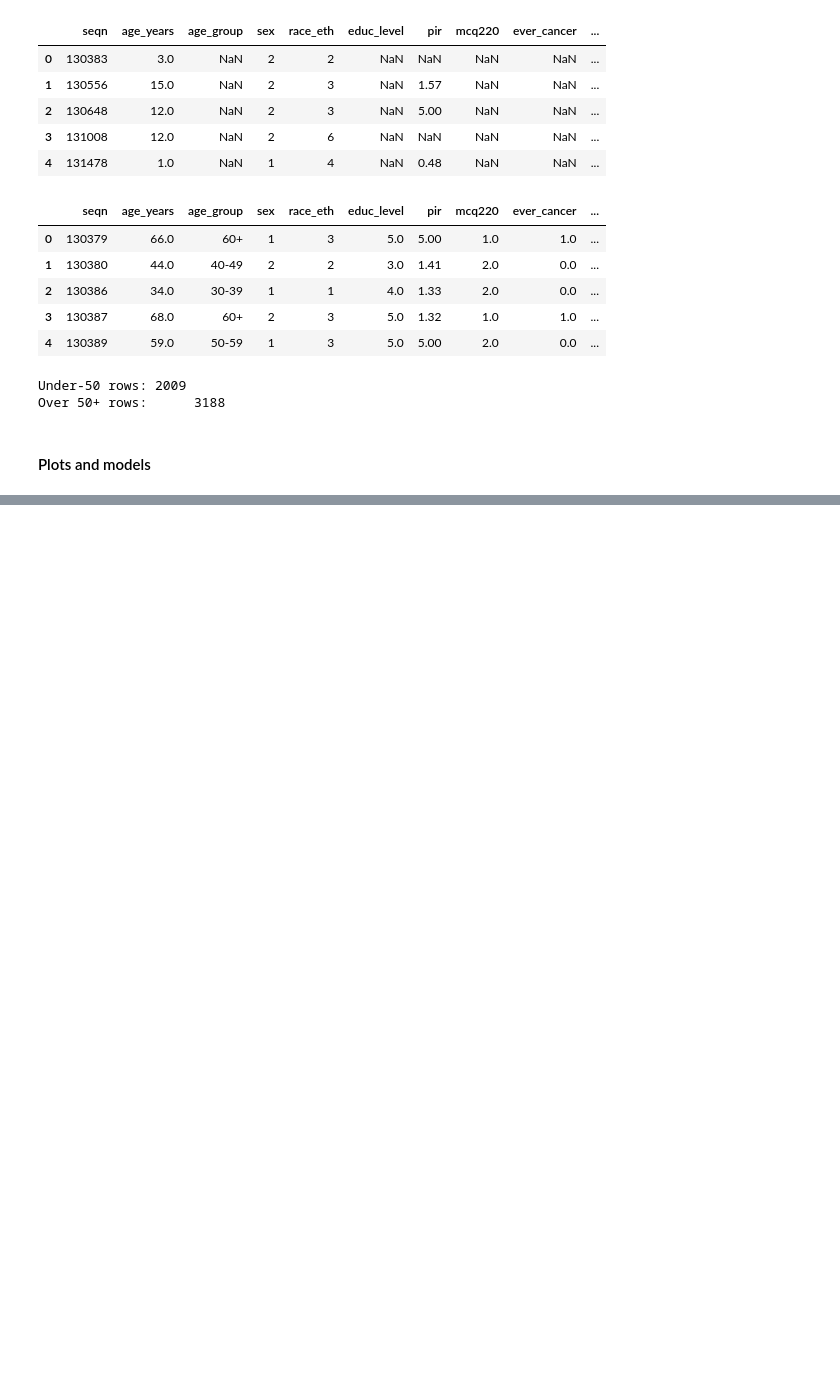
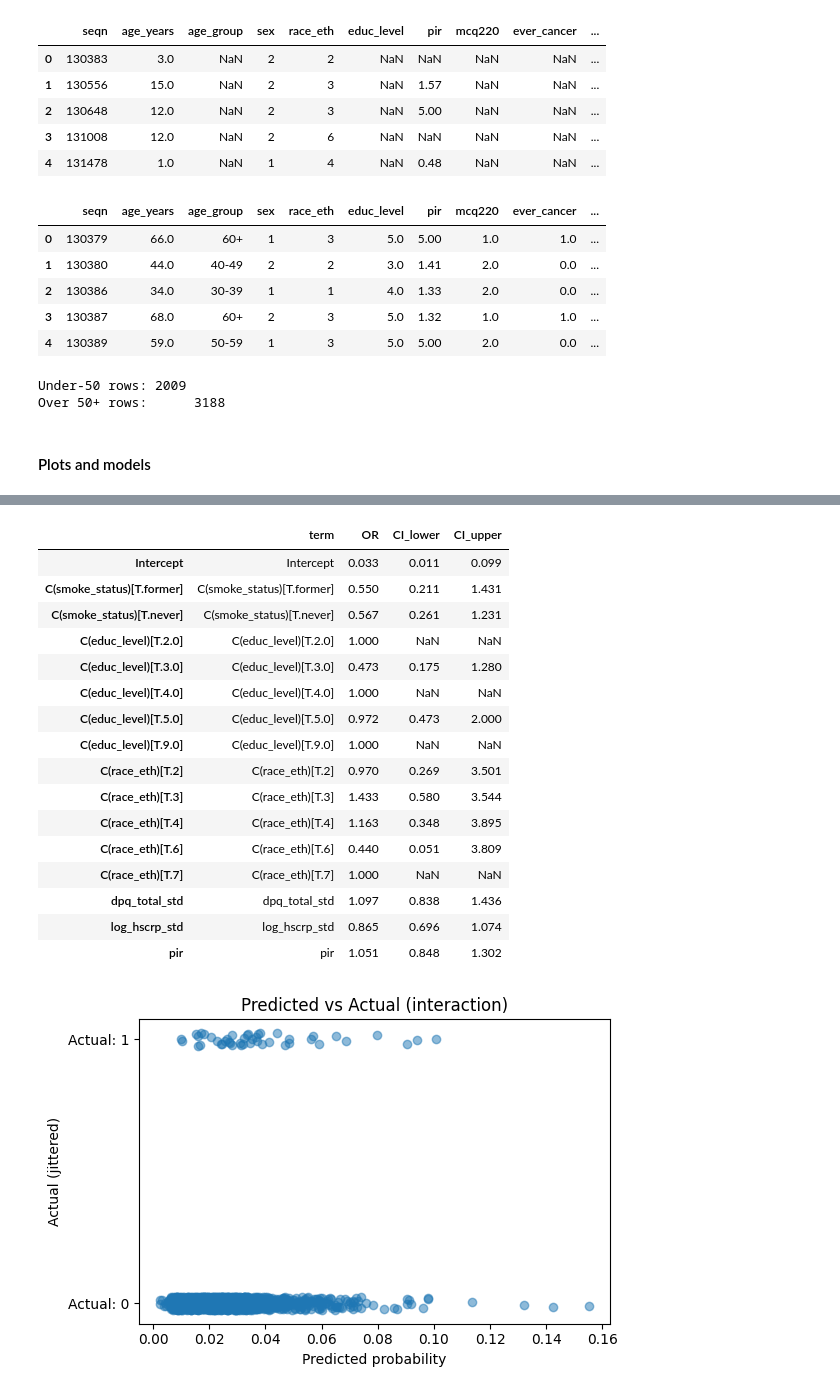
Before and after one commit to mathurdhairya29-dot/stress-cancer-metastasis, a Jupyter notebook: Aim1/script/AnalysisFile_mukesh.ipynb, the cells around one changed output, grey strips where cells are left out. Drawn from its saved outputs; the diff is of its cells as text; code cells hidden in the pictures; blank space fills up the shorter version.

```diff
--- a/Aim1/script/AnalysisFile_mukesh.ipynb
+++ b/Aim1/script/AnalysisFile_mukesh.ipynb
@@ -99,10 +99,15 @@ def forest_from_or(or_myDataFrame, tag):
     plt.tight_layout()
     plt.close()
 # %%
-outcome_col = "ever_cancer"
 
 def fit_logit_ridge(myDataFrame_sub, formula, used_cols, tag, show_plots= False):
     need = [c for c in used_cols if c not in myDataFrame_sub.columns]
+
+    if "early_onset_proxy" in used_cols:
+        outcome_col = "early_onset_proxy"
+    else:
+        outcome_col = "ever_cancer"
+
     if need:
         print(f"[Skip] {tag}: missing columns {need}")
         return None, None, None
@@ -110,6 +115,7 @@ def fit_logit_ridge(myDataFrame_sub, formula, used_cols, tag, show_plots= False)
     d = myDataFrame_sub.dropna(subset=used_cols).copy()
     y = pd.to_numeric(d[outcome_col], errors="coerce")
     d = d[y.isin([0,1])].copy()
+
     if d[outcome_col].nunique() < 2 or len(d) < 30:
         print(f"[Skip] {tag}: not enough variation or rows (n={len(d)}).")
         return None, None, None
@@ -173,6 +179,4 @@ def fit_logit_ridge(myDataFrame_sub, formula, used_cols, tag, show_plots= False)
         plt.tight_layout()
         plt.plot()
 
-
-
     return model, or_myDataFrame, auc
@@ -178,0 +213,48 @@ def fit_logit_ridge(myDataFrame_sub, formula, used_cols, tag, show_plots= False)
+# %%
+
+import seaborn as sns
+from statsmodels.stats.diagnostic import linear_harvey_collier
+
+df_u50_sens = df_under50[df_under50["hscrp_mg_l_raw"] <= 10]
+
+formula = "early_onset_proxy ~ dpq_total_std + log_hscrp_std + pir + C(smoke_status) + C(sex) + C(educ_level) + C(race_eth)"
+used_cols = ["early_onset_proxy" , "dpq_total_std" , "log_hscrp_std", "pir" ,"smoke_status" ,"sex", "educ_level", "race_eth", "ever_cancer"]
+model_case, case_df_summ, auc_case = fit_logit_ridge(df,formula, used_cols, "Case-only: early vs late cancer")
+
+formula = "ever_cancer ~ dpq_total_std*C(sex) + log_hscrp_std*C(sex) + pir + C(smoke_status) + C(educ_level) + C(race_eth)"
+used_cols = ["ever_cancer", "dpq_total_std", "sex", "log_hscrp_std", "pir", "smoke_status", "educ_level" , "race_eth"]
+
+model_interact, interact_df_summ, auc_interact = fit_logit_ridge(df_under50, formula, used_cols, "interaction",show_plots=True)
+
+
+formula = "ever_cancer ~ dpq_total_std + log_hscrp_std + pir + C(smoke_status) + C(educ_level) + C(race_eth)"
+used_cols = ["ever_cancer", "dpq_total_std", "log_hscrp_std", "pir", "smoke_status", "educ_level", "race_eth"]
+
+model_life , life_summ_df, auc_life = fit_logit_ridge(df_under50, formula, used_cols, "lifestyle covariates (smoking, BMI if available, PIR)", show_plots=True)
+
+preds = model_life.predict(df_under50)
+sns.histplot(preds, bins=20, kde=False)
+plt.title("Calibration check: predicted risk (<50)")
+plt.xlabel("Predicted probability")
+plt.ylabel("Count")
+plt.show()
+
+def plot_forest(model, vars_to_plot):
+    OR = model.params[vars_to_plot].apply(lambda x: np.exp(x))
+    CI = model.conf_int().loc[vars_to_plot].apply(np.exp)
+    plt.errorbar(OR, vars_to_plot, xerr=[OR-CI[0], CI[1]-OR], fmt='o')
+    plt.axvline(1, color="red", linestyle="--")
+    plt.xlabel("Odds Ratio")
+    plt.title("Forest plot of predictors")
+    plt.show()
+
+plot_forest(model_life, ["dpq_total_std","log_hscrp_std"])
+
+sns.barplot(x="sex", y="dpq_total_std", hue="ever_cancer", data=df_under50)
+plt.title("Depression score by sex (<50)")
+plt.show()
+
+sns.barplot(x="age_group", y="log_hscrp_std", hue="ever_cancer", data=df_under50)
+plt.title("CRP by age cutoff")
+plt.show()
+# %% [output]
@@ -178,0 +314,18 @@ def fit_logit_ridge(myDataFrame_sub, formula, used_cols, tag, show_plots= False)
+|  | term | OR | CI_lower | CI_upper |
+| Intercept | Intercept | 0.033 | 0.011 | 0.099 |
+| C(smoke_status)[T.former] | C(smoke_status)[T.former] | 0.550 | 0.211 | 1.431 |
+| C(smoke_status)[T.never] | C(smoke_status)[T.never] | 0.567 | 0.261 | 1.231 |
+| C(educ_level)[T.2.0] | C(educ_level)[T.2.0] | 1.000 | NaN | NaN |
+| C(educ_level)[T.3.0] | C(educ_level)[T.3.0] | 0.473 | 0.175 | 1.280 |
+| C(educ_level)[T.4.0] | C(educ_level)[T.4.0] | 1.000 | NaN | NaN |
+| C(educ_level)[T.5.0] | C(educ_level)[T.5.0] | 0.972 | 0.473 | 2.000 |
+| C(educ_level)[T.9.0] | C(educ_level)[T.9.0] | 1.000 | NaN | NaN |
+| C(race_eth)[T.2] | C(race_eth)[T.2] | 0.970 | 0.269 | 3.501 |
+| C(race_eth)[T.3] | C(race_eth)[T.3] | 1.433 | 0.580 | 3.544 |
+| C(race_eth)[T.4] | C(race_eth)[T.4] | 1.163 | 0.348 | 3.895 |
+| C(race_eth)[T.6] | C(race_eth)[T.6] | 0.440 | 0.051 | 3.809 |
+| C(race_eth)[T.7] | C(race_eth)[T.7] | 1.000 | NaN | NaN |
+| dpq_total_std | dpq_total_std | 1.097 | 0.838 | 1.436 |
+| log_hscrp_std | log_hscrp_std | 0.865 | 0.696 | 1.074 |
+| pir | pir | 1.051 | 0.848 | 1.302 |
+[figure, added]
```
Also changed, not shown: parts of 2 cells of this notebook.
